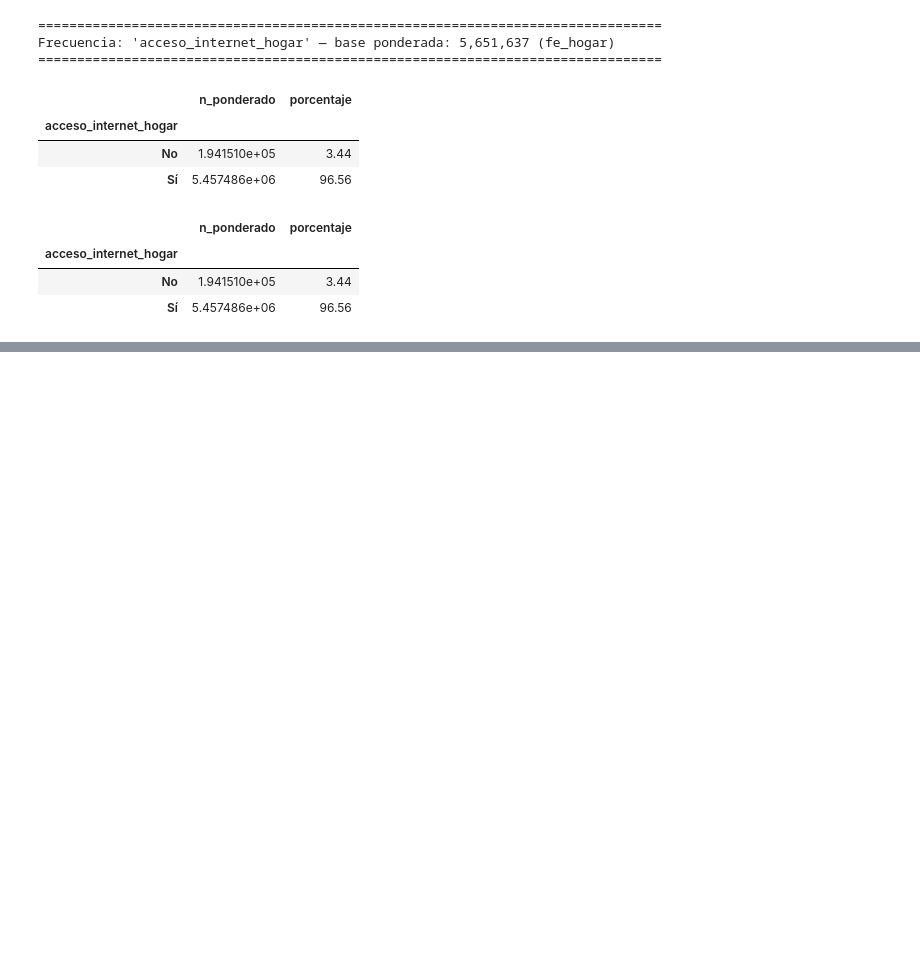
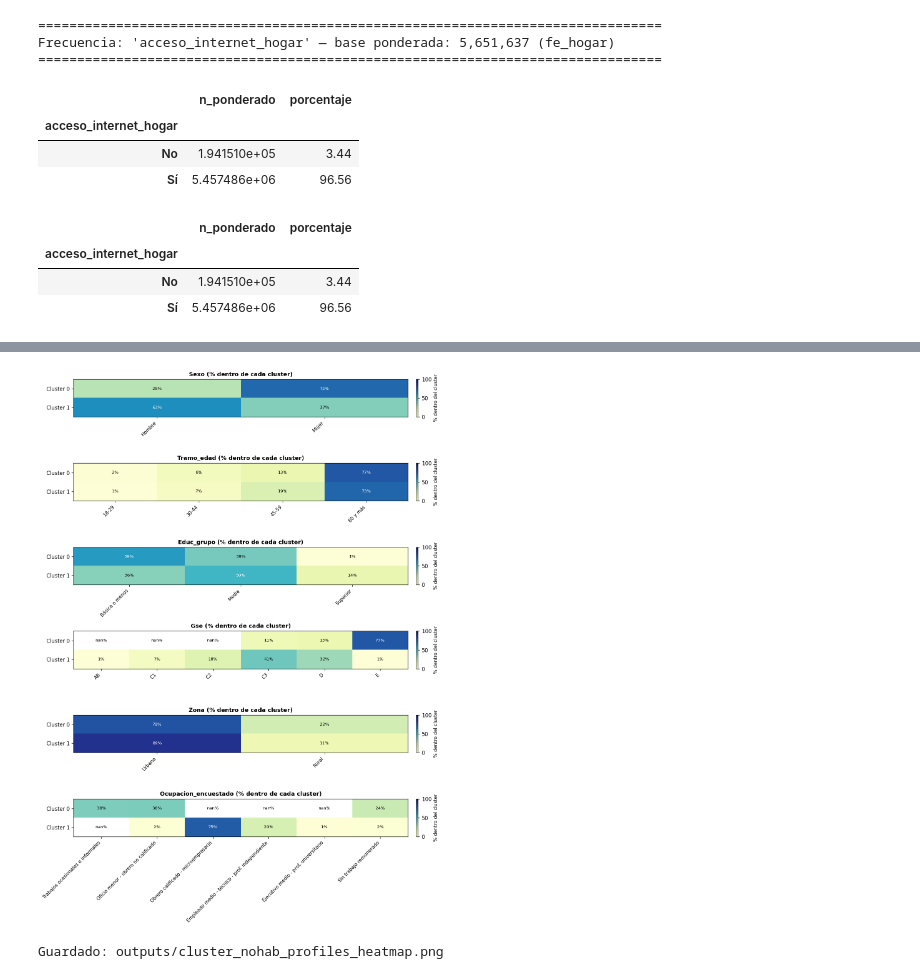
Before and after one commit to tomasleale/eaui2026, a Jupyter notebook: eaui2026.ipynb, the cells around one changed output, grey strips where cells are left out. Saved outputs shown, nothing was run; the diff lists cells and outputs as text; code cells hidden in the pictures; blank space fills up the shorter version.

```diff
--- a/eaui2026.ipynb
+++ b/eaui2026.ipynb
@@ -4281,0 +4529,54 @@ Frecuencia: 'acceso_internet_hogar' — base ponderada: 5,651,637 (fe_hogar)
+# %%
+# --- Visualización: Heatmap de perfiles de cluster ---
+# Crear una matriz de perfiles consolidada para visualización
+
+import matplotlib.colors as mcolors
+
+fig, axes = plt.subplots(
+    len(vars_clustering), 1,
+    figsize=(12, 2.5 * len(vars_clustering)),
+    dpi=120
+)
+
+for idx, var in enumerate(vars_clustering):
+    tabla = pd.crosstab(
+        df_clust['cluster'],
+        df_clust[var],
+        values=df_clust['fe_personas'],
+        aggfunc='sum'
+    )
+    tabla_pct = tabla.div(tabla.sum(axis=1), axis=0) * 100
+
+    # Aplicar orden de categorías
+    if var in ORDEN_CATEGORIAS:
+        cols_orden = [c for c in ORDEN_CATEGORIAS[var] if c in tabla_pct.columns]
+        tabla_pct = tabla_pct[cols_orden]
+
+    ax = axes[idx]
+    im = ax.imshow(tabla_pct.values, aspect='auto', cmap='YlGnBu', vmin=0, vmax=100)
+
+    ax.set_yticks(range(len(tabla_pct.index)))
+    ax.set_yticklabels([f'Cluster {c}' for c in tabla_pct.index], fontsize=10)
+
+    ax.set_xticks(range(len(tabla_pct.columns)))
+    ax.set_xticklabels(tabla_pct.columns, rotation=45, ha='right', fontsize=9)
+
+    ax.set_title(f'{var.capitalize()} (% dentro de cada cluster)', fontsize=11, fontweight='bold')
+
+    # Agregar valores en celdas
+    for i, j in np.ndindex(tabla_pct.shape):
+        text = ax.text(j, i, f'{tabla_pct.iloc[i, j]:.0f}%',
+                      ha='center', va='center', fontsize=8,
+                      color='white' if tabla_pct.iloc[i, j] > 50 else 'black')
+
+    # Colorbar
+    cbar = plt.colorbar(im, ax=ax, orientation='vertical', pad=0.02)
+    cbar.set_label('% dentro del cluster', fontsize=9)
+
+plt.tight_layout()
+plt.savefig('outputs/cluster_nohab_profiles_heatmap.png', dpi=150, bbox_inches='tight')
+plt.show()
+print("Guardado: outputs/cluster_nohab_profiles_heatmap.png\n")
+# %% [output]
+[figure, added]
+Guardado: outputs/cluster_nohab_profiles_heatmap.png
```
Also changed, not shown: parts of 10 cells of this notebook, 4 other files.
